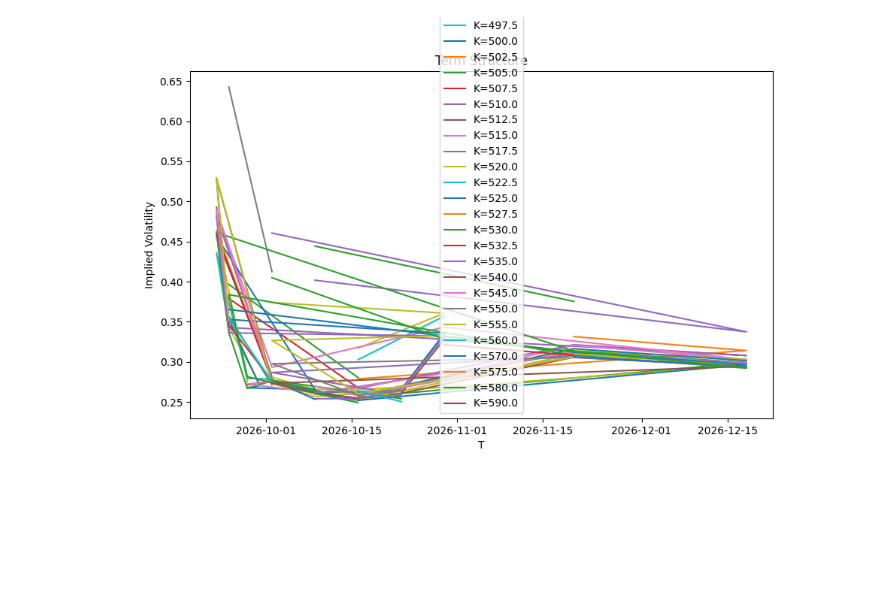
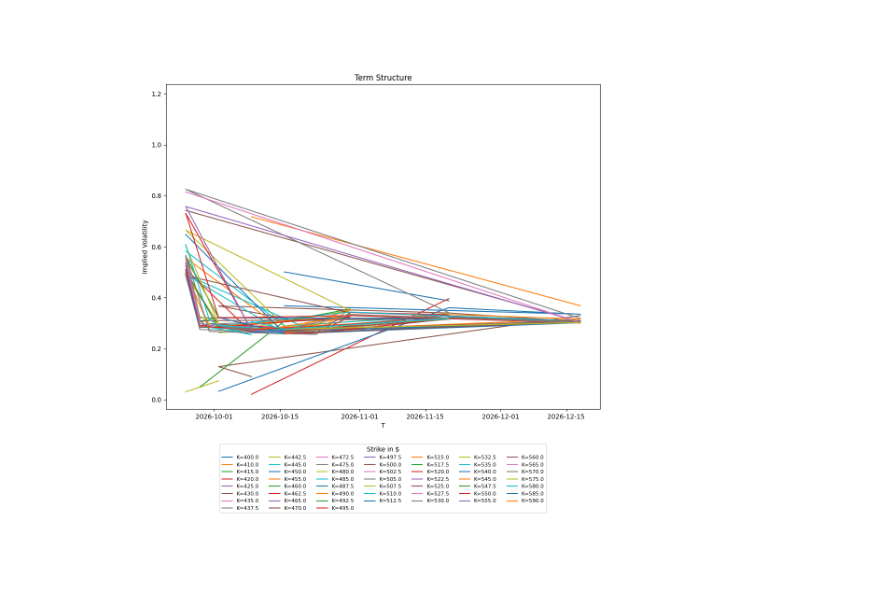
Before and after one commit to rakotoan/Volatility_Surface, a Jupyter notebook: volatility_surface.ipynb, the cells around one changed output. Drawn from its saved outputs; the diff is of its cells as text; code cells hidden in the pictures; blank space fills up the shorter version.

Commit message:
Vol surface but data problem

```diff
--- a/volatility_surface.ipynb
+++ b/volatility_surface.ipynb
@@ -8,9 +8,10 @@ from scipy.optimize import fsolve
 # %%
 # Parameters
 
-ticker = yf.Ticker("MSFT")                          # Microsoft
-S0 = ticker.history(period="1d")["Close"].iloc[-1]  # spot price in $
-sigma0 = 0.6
+asset = "MSFT"  # Microsoft
+ticker = yf.Ticker(asset)
+S0 = ticker.history(period="1d")["Close"].iloc[-1]  # Spot price in $
+sigma0 = 0.6    # volatility
 r= 0.03         # interest rate
 q = 0           # dividend yield
 print(S0)
@@ -77,4 +78,6 @@ df_call
 # %%
+# Building the dataframes and first cleaning
+
 columns = ["strike",'Maturity',"lastPrice","bid","ask","impliedVolatility","volume"]
 
 
@@ -98,9 +101,9 @@ df_call = df_call[maturity_filter]
 # volume > 50
 df_call = df_call[df_call["volume"]>50]
 
-# mid
-mid_filter = (df_call["mid"] >= 0.10)
-df_call = df_call[mid_filter]
+#mid price
+# mid_filter = (df_call["mid"] >= 0.10)
+# df_call = df_call[mid_filter]
 
 df_call
 
@@ -121,7 +124,7 @@ df_put = df_put[maturity_filter]
 # volume > 50
 df_put = df_put[df_put["volume"]>50]
 
-# mid
+# mid price
 mid_filter = (df_put["mid"] >= 0.10)
 df_put = df_put[mid_filter]
 
@@ -171,7 +174,7 @@ def implied_volatility(S0,K,T,r,q,market_price):
         return black_scholes(S0,K,r,sigma,T,q,option_type)-market_price
     return fsolve(f,x0=sigma0,xtol=1e-8,maxfev=500)
 # %%
-# For every maturity date, we want to know the value of the implied volatility for each strike
+# For a given maturity date, we want to know the value of the implied volatility for each strike
 
 smile = {}
 
@@ -184,7 +187,7 @@ for t in df_call["Maturity"].drop_duplicates():
 
     for _,row in df_t.iterrows():
         K = row["strike"]
-        market_price = row["mid"]  #row["lastPrice"]
+        market_price = row["lastPrice"]     # or  row["mid"]
 
         implied_vol = float(implied_volatility(S0,K,time_to_maturity,r,q,market_price)[0])
         L_implied_vol.append(implied_vol)
@@ -227,4 +239,6 @@ plt.show()
 # %%
+# For a given strike, we want to know the value of the implied volatility for each maturity
+
 term_structure = {}
 df_call = df_call.sort_values(by="strike",ascending=True)
 for K in df_call["strike"].drop_duplicates():
@@ -236,7 +250,7 @@ for K in df_call["strike"].drop_duplicates():
     for _,row in df_K.iterrows():
         T = row["Maturity"]
         time_to_maturity = (T - pd.Timestamp.today()).days / 365
-        market_price = row["mid"] # row["lastPrice"]
+        market_price = row["lastPrice"]  # or row["mid"]
 
         implied_vol = float(implied_volatility(S0,K,time_to_maturity,r,q,market_price)[0])  # [0]
 
@@ -272,16 +302,24 @@ term_structure
 # %%
-plt.figure(figsize=(10,6))
+plt.figure(figsize=(12,12))
 Ks_to_plot = np.arange(360,450,10) #[360.0, 370 ,380.0,390,400,410]
-for K, data in term_structure.items():  # smile.items() renvoie couples (clé,valeur)
-    #print(data)
-    #if K not in Ks_to_plot:
-        #continue
+for K, data in term_structure.items():  # term_structure.items() renvoie couples (clé,valeur)
     plt.plot(data["T"],data["iv"],label=f"K={K}")
 
 plt.xlabel("T")
 plt.ylabel("Implied Volatility")
 plt.title('Term Structure')
-plt.legend()
+
+plt.legend(
+    loc="upper center",
+    bbox_to_anchor=(0.5, -0.10),
+    ncol=7,
+    title="Strike in $",
+    fontsize=8,
+    frameon=True
+)
+
+plt.subplots_adjust(bottom=0.30)
+
 plt.show()
 # %% [output]
-[figure, old version]
+[figure, new version]
```
Also changed, not shown: parts of 14 cells of this notebook.
